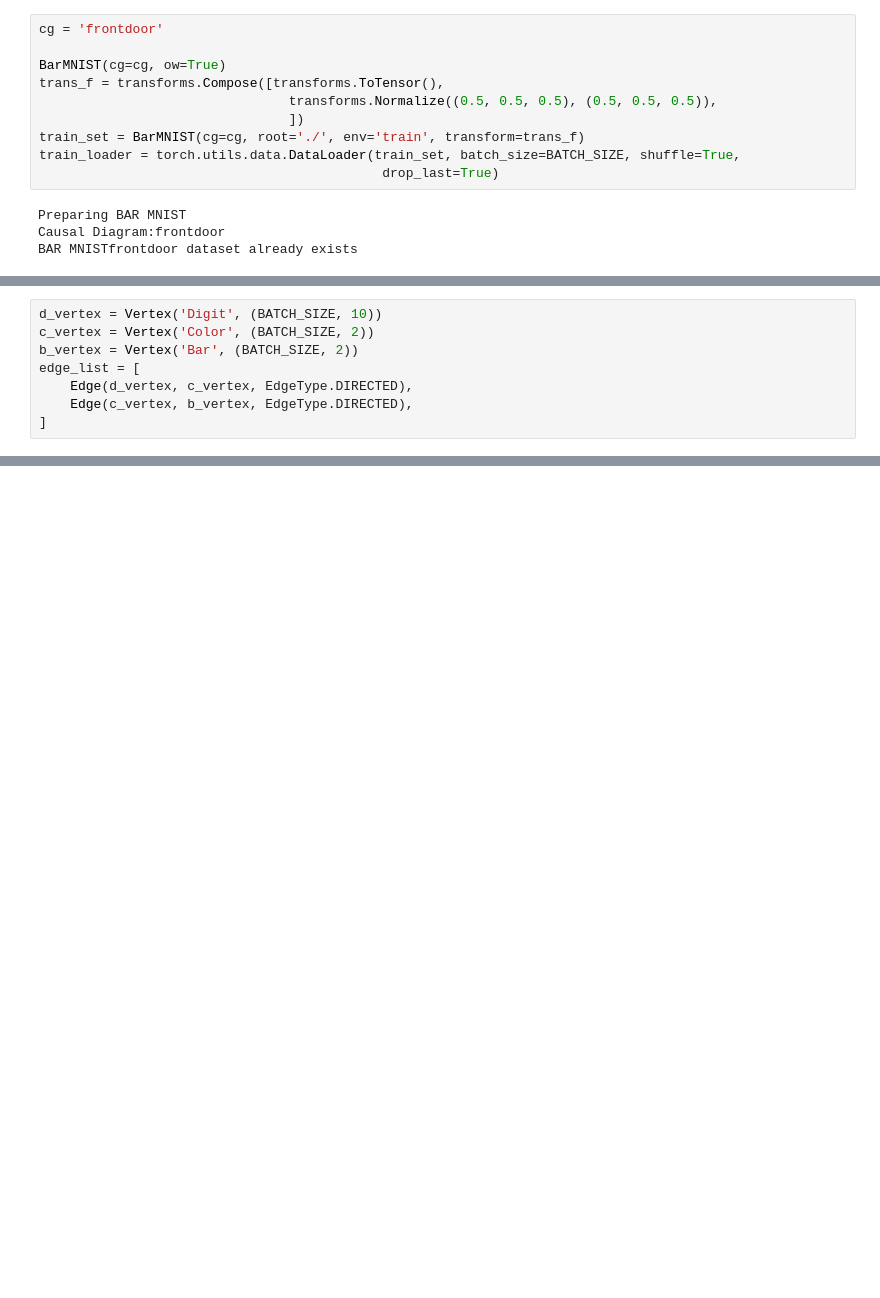
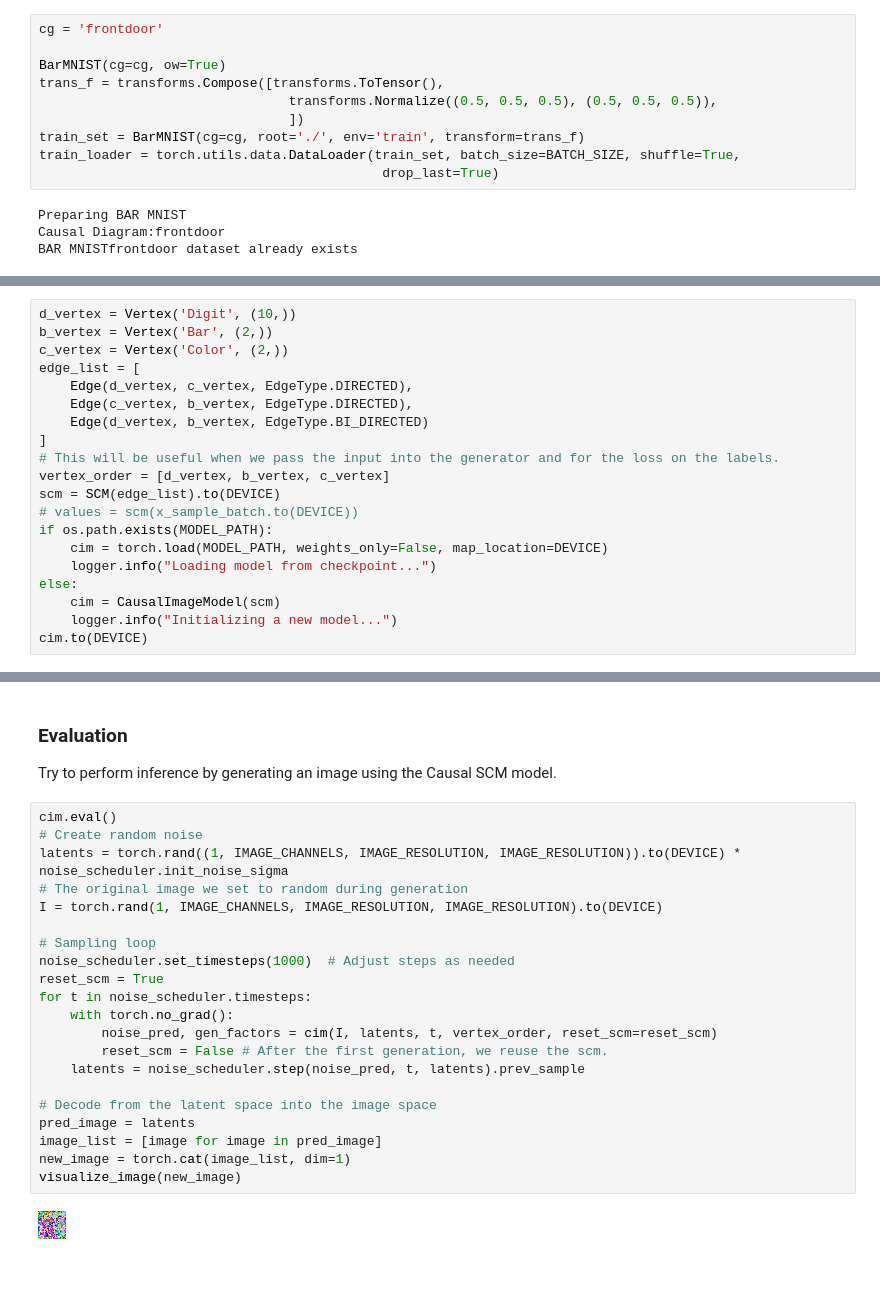
Before and after one commit to athmihir/Causal-Diffusion-Model, a Jupyter notebook: mnist.ipynb, the cells around one changed output, grey strips where cells are left out. Saved outputs shown, nothing was run; the diff lists cells and outputs as text; blank space fills up the shorter version.

```diff
--- a/mnist.ipynb
+++ b/mnist.ipynb
@@ -115,8 +83,20 @@ UNet2DModel(
 # %%
-d_vertex = Vertex('Digit', (BATCH_SIZE, 10))
-c_vertex = Vertex('Color', (BATCH_SIZE, 2))
-b_vertex = Vertex('Bar', (BATCH_SIZE, 2))
+d_vertex = Vertex('Digit', (10,))
+b_vertex = Vertex('Bar', (2,))
+c_vertex = Vertex('Color', (2,))
 edge_list = [
     Edge(d_vertex, c_vertex, EdgeType.DIRECTED),
     Edge(c_vertex, b_vertex, EdgeType.DIRECTED),
+    Edge(d_vertex, b_vertex, EdgeType.BI_DIRECTED)
 ]
+# This will be useful when we pass the input into the generator and for the loss on the labels.
+vertex_order = [d_vertex, b_vertex, c_vertex]
+scm = SCM(edge_list).to(DEVICE)
+# values = scm(x_sample_batch.to(DEVICE))
+if os.path.exists(MODEL_PATH):
+    cim = torch.load(MODEL_PATH, weights_only=False, map_location=DEVICE)
+    logger.info("Loading model from checkpoint...")
+else:
+    cim = CausalImageModel(scm)
+    logger.info("Initializing a new model...")
+cim.to(DEVICE)
@@ -123,2 +198,29 @@ edge_list = [
+# %% [markdown]
+### Evaluation
+
+Try to perform inference by generating an image using the Causal SCM model.
+# %%
+cim.eval()
+# Create random noise
+latents = torch.rand((1, IMAGE_CHANNELS, IMAGE_RESOLUTION, IMAGE_RESOLUTION)).to(DEVICE) * noise_scheduler.init_noise_sigma
+# The original image we set to random during generation
+I = torch.rand(1, IMAGE_CHANNELS, IMAGE_RESOLUTION, IMAGE_RESOLUTION).to(DEVICE)
+
+# Sampling loop
+noise_scheduler.set_timesteps(1000)  # Adjust steps as needed
+reset_scm = True
+for t in noise_scheduler.timesteps:
+    with torch.no_grad():
+        noise_pred, gen_factors = cim(I, latents, t, vertex_order, reset_scm=reset_scm)
+        reset_scm = False # After the first generation, we reuse the scm.
+    latents = noise_scheduler.step(noise_pred, t, latents).prev_sample
+
+# Decode from the latent space into the image space
+pred_image = latents
+image_list = [image for image in pred_image]
+new_image = torch.cat(image_list, dim=1)
+visualize_image(new_image)
+# %% [output]
+[figure, added]
 # %% [markdown]
 ###
```
Also changed, not shown: parts of 9 cells of this notebook, 4 other files.
